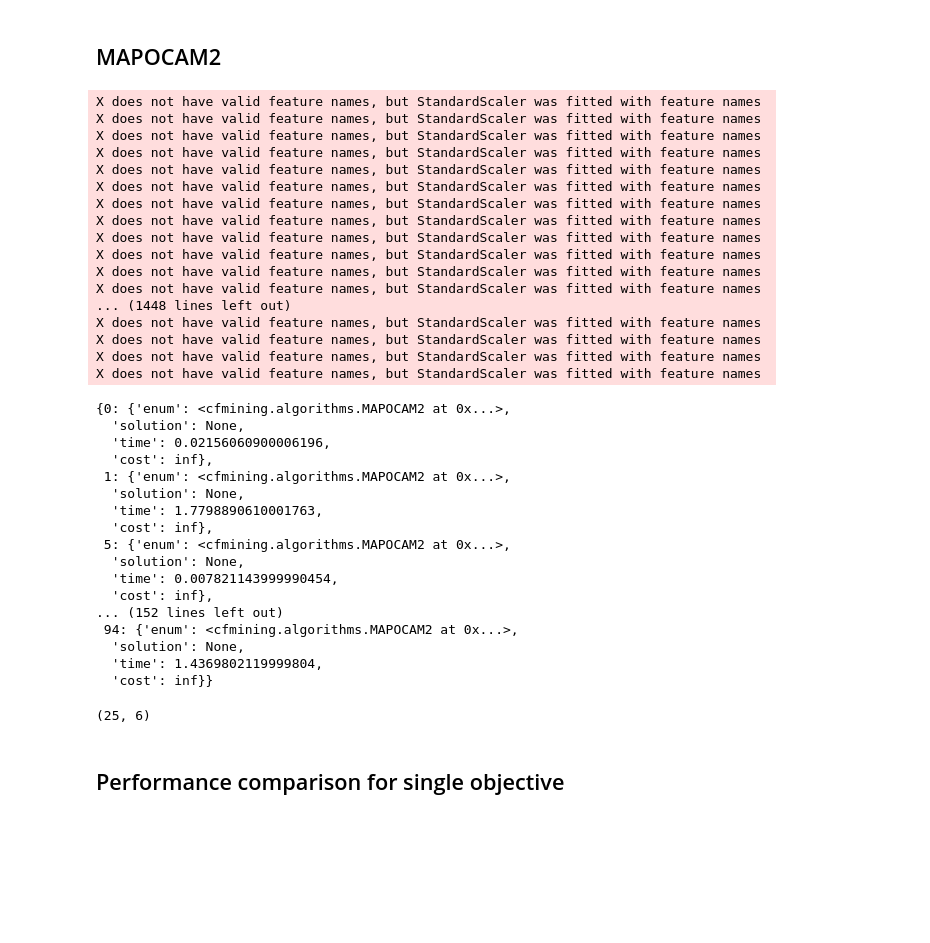
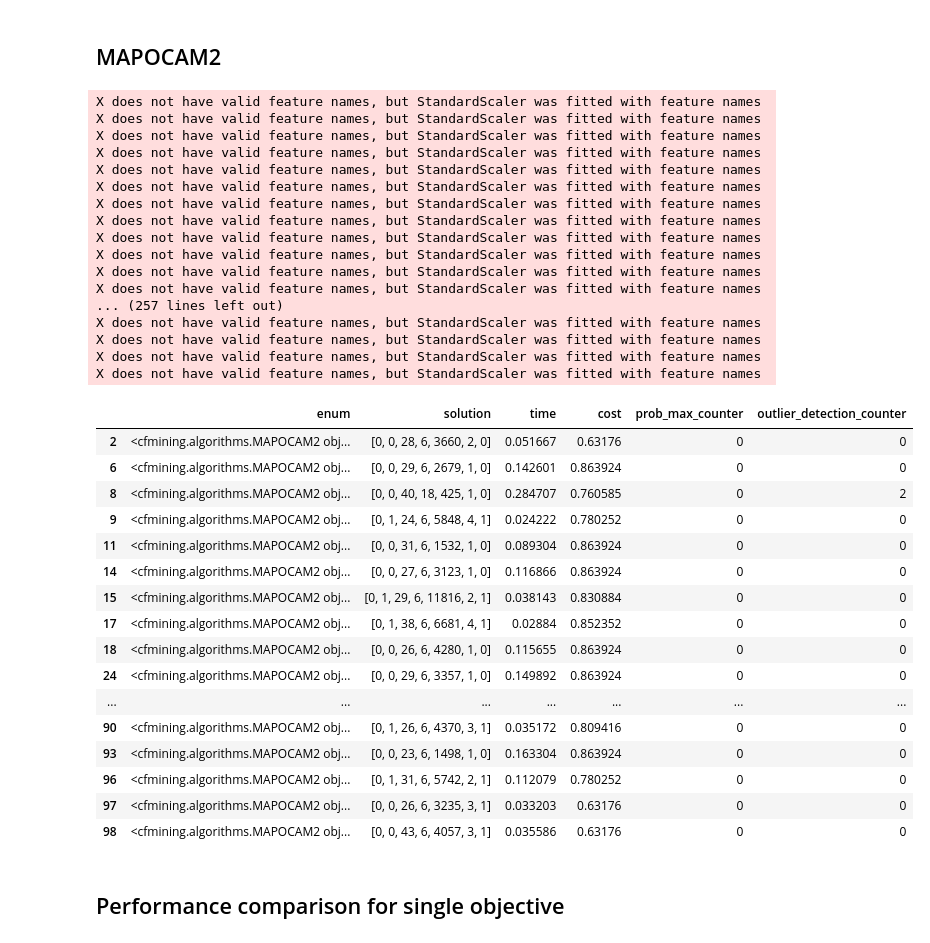
Before and after one commit to hiaac-finance/cfmining, a Jupyter notebook: examples/sandbox.ipynb, the cells around one changed output. Saved outputs shown, nothing was run; the diff lists cells and outputs as text; code cells hidden in the pictures; blank space fills up the shorter version.

```diff
--- a/examples/sandbox.ipynb
+++ b/examples/sandbox.ipynb
@@ -47,7 +47,7 @@ X = X[['ForeignWorker', 'Single', 'Age', 'LoanDuration', 'LoanAmount', 'LoanRate
 # %%
 Xtr, Xts, ytr, yts = train_test_split(X, y, test_size=100)
 # %%
-outlier_detection = IsolationForest(contamination=0.025, n_estimators=100)
+outlier_detection = IsolationForest(contamination=0.1, n_estimators=50)
 outlier_detection.fit(Xtr.values);
 print(np.unique(outlier_detection.predict(Xtr.values), return_counts=True))
 # %% [output]
@@ -259,6 +259,8 @@ for i in tqdm(denied_individuals):
     mapocam2_lgr_results[i]['solution'] = mapocam.solutions[0] if len(mapocam.solutions)>0 else None
     mapocam2_lgr_results[i]['time'] = mapocam_time
     mapocam2_lgr_results[i]['cost'] = criteria.f(mapocam.solutions[0])  if len(mapocam.solutions)>0 else float('inf')
+    mapocam2_lgr_results[i]["prob_max_counter"] = mapocam.prob_max_counter
+    mapocam2_lgr_results[i]["outlier_detection_counter"] = mapocam.outlier_detection_counter
 # %% [output]
 X does not have valid feature names, but StandardScaler was fitted with feature names
 X does not have valid feature names, but StandardScaler was fitted with feature names
@@ -272,35 +274,31 @@ X does not have valid feature names, but StandardScaler was fitted with feature
 X does not have valid feature names, but StandardScaler was fitted with feature names
 X does not have valid feature names, but StandardScaler was fitted with feature names
 X does not have valid feature names, but StandardScaler was fitted with feature names
-... (1448 lines left out)
+... (257 lines left out)
 X does not have valid feature names, but StandardScaler was fitted with feature names
 X does not have valid feature names, but StandardScaler was fitted with feature names
 X does not have valid feature names, but StandardScaler was fitted with feature names
 X does not have valid feature names, but StandardScaler was fitted with feature names
-# %%
-mapocam2_lgr_results
-# %% [output]
-{0: {'enum': <cfmining.algorithms.MAPOCAM2 at 0x...>,
-  'solution': None,
-  'time': 0.02156060900006196,
-  'cost': inf},
- 1: {'enum': <cfmining.algorithms.MAPOCAM2 at 0x...>,
-  'solution': None,
-  'time': 1.7798890610001763,
-  'cost': inf},
- 5: {'enum': <cfmining.algorithms.MAPOCAM2 at 0x...>,
-  'solution': None,
-  'time': 0.007821143999990454,
-  'cost': inf},
-... (152 lines left out)
- 94: {'enum': <cfmining.algorithms.MAPOCAM2 at 0x...>,
-  'solution': None,
-  'time': 1.4369802119999804,
-  'cost': inf}}
-# %%
-mapocam.prob_max_counter, mapocam.outlier_detection_counter
-# %% [output]
-(25, 6)
+# %%
+pd.DataFrame(mapocam2_lgr_results).T
+# %% [output]
+|  | enum | solution | time | cost | prob_max_counter | outlier_detection_counter |
+| 2 | <cfmining.algorithms.MAPOCAM2 obj... | [0, 0, 28, 6, 3660, 2, 0] | 0.051667 | 0.63176 | 0 | 0 |
+| 6 | <cfmining.algorithms.MAPOCAM2 obj... | [0, 0, 29, 6, 2679, 1, 0] | 0.142601 | 0.863924 | 0 | 0 |
+| 8 | <cfmining.algorithms.MAPOCAM2 obj... | [0, 0, 40, 18, 425, 1, 0] | 0.284707 | 0.760585 | 0 | 2 |
+| 9 | <cfmining.algorithms.MAPOCAM2 obj... | [0, 1, 24, 6, 5848, 4, 1] | 0.024222 | 0.780252 | 0 | 0 |
+| 11 | <cfmining.algorithms.MAPOCAM2 obj... | [0, 0, 31, 6, 1532, 1, 0] | 0.089304 | 0.863924 | 0 | 0 |
+| 14 | <cfmining.algorithms.MAPOCAM2 obj... | [0, 0, 27, 6, 3123, 1, 0] | 0.116866 | 0.863924 | 0 | 0 |
+| 15 | <cfmining.algorithms.MAPOCAM2 obj... | [0, 1, 29, 6, 11816, 2, 1] | 0.038143 | 0.830884 | 0 | 0 |
+| 17 | <cfmining.algorithms.MAPOCAM2 obj... | [0, 1, 38, 6, 6681, 4, 1] | 0.02884 | 0.852352 | 0 | 0 |
+| 18 | <cfmining.algorithms.MAPOCAM2 obj... | [0, 0, 26, 6, 4280, 1, 0] | 0.115655 | 0.863924 | 0 | 0 |
+| 24 | <cfmining.algorithms.MAPOCAM2 obj... | [0, 0, 29, 6, 3357, 1, 0] | 0.149892 | 0.863924 | 0 | 0 |
+| ... | ... | ... | ... | ... | ... | ... |
+| 90 | <cfmining.algorithms.MAPOCAM2 obj... | [0, 1, 26, 6, 4370, 3, 1] | 0.035172 | 0.809416 | 0 | 0 |
+| 93 | <cfmining.algorithms.MAPOCAM2 obj... | [0, 0, 23, 6, 1498, 1, 0] | 0.163304 | 0.863924 | 0 | 0 |
+| 96 | <cfmining.algorithms.MAPOCAM2 obj... | [0, 1, 31, 6, 5742, 2, 1] | 0.112079 | 0.780252 | 0 | 0 |
+| 97 | <cfmining.algorithms.MAPOCAM2 obj... | [0, 0, 26, 6, 3235, 3, 1] | 0.033203 | 0.63176 | 0 | 0 |
+| 98 | <cfmining.algorithms.MAPOCAM2 obj... | [0, 0, 43, 6, 4057, 3, 1] | 0.035586 | 0.63176 | 0 | 0 |
 # %% [markdown]
 ## Performance comparison for single objective
 # %%
```
Also changed, not shown: parts of 3 cells of this notebook, 1 other file.
